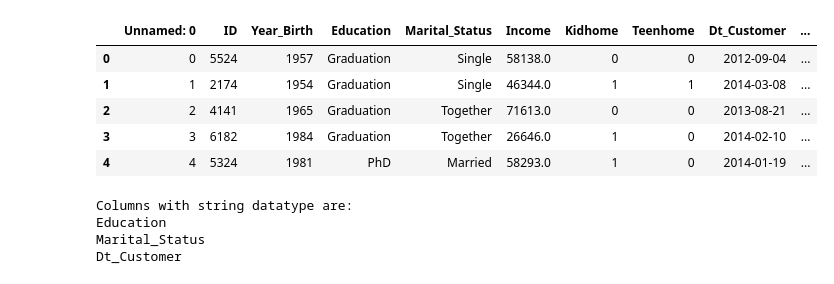
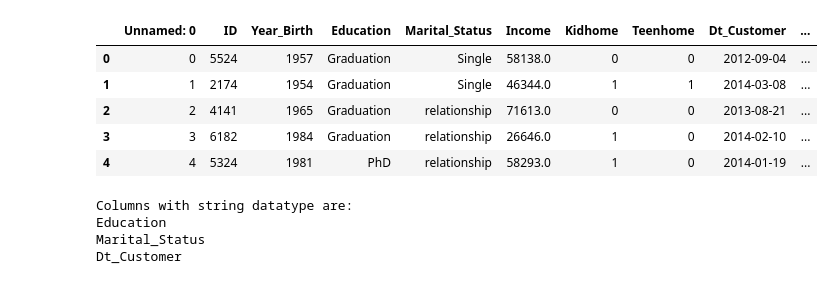
Before and after one commit to julessa/Rush5PDG4, a Jupyter notebook: ML/ml.ipynb, the cells around one changed output. Cells and saved outputs as stored; diff of their text form; code cells hidden in the pictures.

```diff
--- a/ML/ml.ipynb
+++ b/ML/ml.ipynb
@@ -1,37 +1,37 @@
 # %%
 import pandas as pd
 import numpy as np
 import datetime as dt
 from math import floor
 
 import warnings
 warnings.filterwarnings('ignore')
 pd.set_option('display.max_columns', None)
 
 import plotly.express as px
 import matplotlib.pyplot as plt
 from plotly.subplots import make_subplots
 import plotly.graph_objects as go
 import seaborn as sns
 
 from sklearn.preprocessing import LabelEncoder
 from sklearn.preprocessing import StandardScaler
 from sklearn.preprocessing import OneHotEncoder
 
 from yellowbrick.cluster import KElbowVisualizer
 from sklearn.cluster import KMeans
 from sklearn.metrics import silhouette_score
 
-df = pd.read_csv('cleaned.csv', sep=",")
+df = pd.read_csv('/Users/yoannabriel/Documents/GitHub/Rush5PDG4/DataOut.csv', sep=",")
 df_copy = df.copy()
 df.head()
 # %% [output]
 |  | Unnamed: 0 | ID | Year_Birth | Education | Marital_Status | Income | Kidhome | Teenhome | Dt_Customer | ... |
 | 0 | 0 | 5524 | 1957 | Graduation | Single | 58138.0 | 0 | 0 | 2012-09-04 | ... |
 | 1 | 1 | 2174 | 1954 | Graduation | Single | 46344.0 | 1 | 1 | 2014-03-08 | ... |
-| 2 | 2 | 4141 | 1965 | Graduation | Together | 71613.0 | 0 | 0 | 2013-08-21 | ... |
-| 3 | 3 | 6182 | 1984 | Graduation | Together | 26646.0 | 1 | 0 | 2014-02-10 | ... |
-| 4 | 4 | 5324 | 1981 | PhD | Married | 58293.0 | 1 | 0 | 2014-01-19 | ... |
+| 2 | 2 | 4141 | 1965 | Graduation | relationship | 71613.0 | 0 | 0 | 2013-08-21 | ... |
+| 3 | 3 | 6182 | 1984 | Graduation | relationship | 26646.0 | 1 | 0 | 2014-02-10 | ... |
+| 4 | 4 | 5324 | 1981 | PhD | relationship | 58293.0 | 1 | 0 | 2014-01-19 | ... |
 # %%
 #feature engineering
 df = df.set_index('ID')
```
Also changed, not shown: parts of 19 cells of this notebook, 1 other file.
